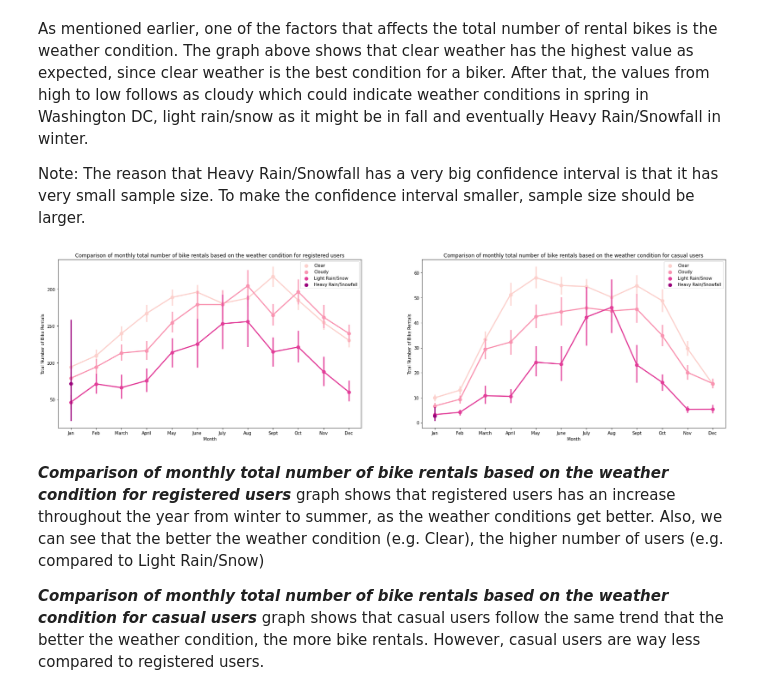
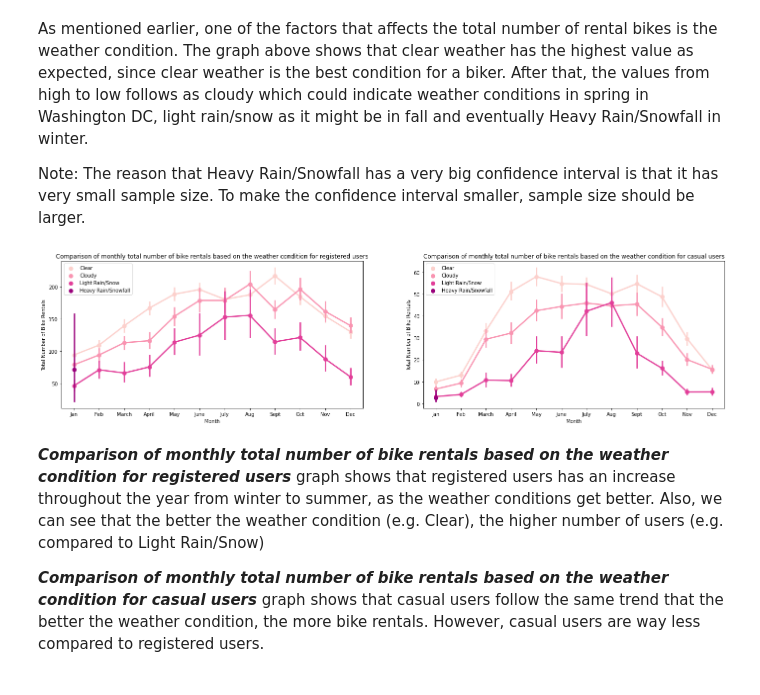
Before and after one commit to wuestenblume/Capital-Bikeshare, a Jupyter notebook: Data_analysis.ipynb, the cells around one changed output. Saved outputs shown, nothing was run; the diff lists cells and outputs as text; code cells hidden in the pictures.

```diff
--- a/Data_analysis.ipynb
+++ b/Data_analysis.ipynb
@@ -226,27 +231,27 @@ As mentioned earlier, one of the factors that affects the total number of rental
 
 Note: The reason that Heavy Rain/Snowfall has a very big confidence interval is that it has very small sample size. To make the confidence interval smaller, sample size should be larger.
 # %%
-plt.figure(figsize=(28,16))
+plt.figure(figsize=(24,12))
 plt.subplot(2, 2, 1)
 weather_monthly_reg = sns.pointplot(x='month', y='registered', data=data, hue='weather', palette="RdPu")
 weather_monthly_reg.set_title('Comparison of monthly total number of bike rentals based on the weather condition for registered users')
 plt.xlabel('Month')
 plt.ylabel('Total Number of Bike Rentals')
 legend_handle = weather_monthly_reg.get_legend_handles_labels()[0]
 weather_monthly_reg.legend(legend_handle, ['Clear', 'Cloudy', 'Light Rain/Snow','Heavy Rain/Snowfall'])
 weather_monthly_reg.set_xticklabels(['Jan','Feb','March','April','May','June','July','Aug','Sept','Oct','Nov','Dec'])
 
 plt.subplot(2, 2, 2)
 weather_monthly_cas = sns.pointplot(x='month', y='casual', data=data, hue='weather', palette="RdPu")
 weather_monthly_cas.set_title('Comparison of monthly total number of bike rentals based on the weather condition for casual users')
 plt.xlabel('Month')
 plt.ylabel('Total Number of Bike Rentals')
 legend_handle = weather_monthly_cas.get_legend_handles_labels()[0]
 weather_monthly_cas.legend(legend_handle, ['Clear', 'Cloudy', 'Light Rain/Snow','Heavy Rain/Snowfall'])
 weather_monthly_cas.set_xticklabels(['Jan','Feb','March','April','May','June','July','Aug','Sept','Oct','Nov','Dec'])
 plt.show()
 # %% [output]
-[figure, old version]
+[figure, new version]
 # %% [markdown]
 ***Comparison of monthly total number of bike rentals based on the weather condition for registered users*** graph shows that registered users has an increase throughout the year from winter to summer, as the weather conditions get better. Also, we can see that the better the weather condition (e.g. Clear), the higher number of users (e.g. compared to Light Rain/Snow)
 
```
Also changed, not shown: parts of 19 cells of this notebook.
